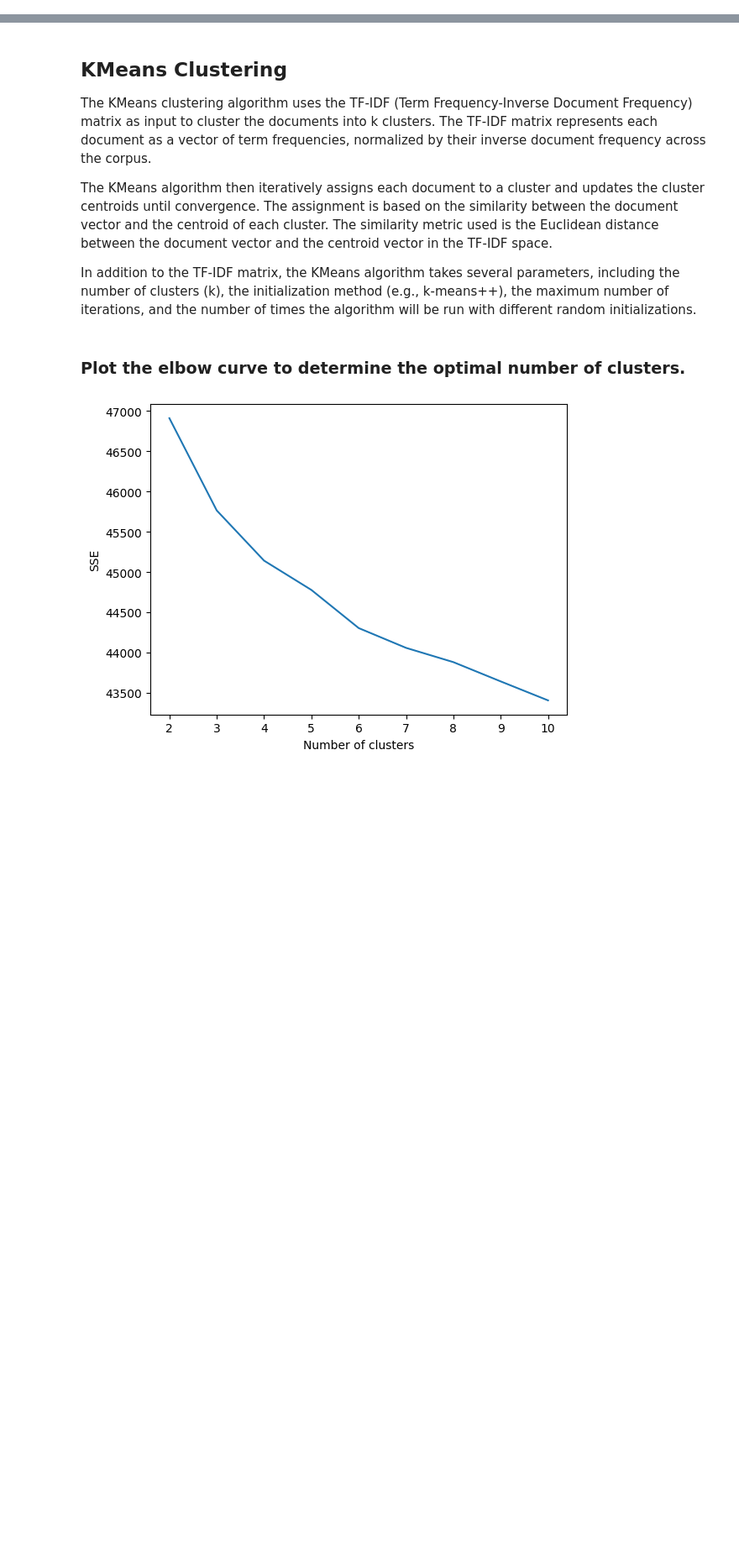
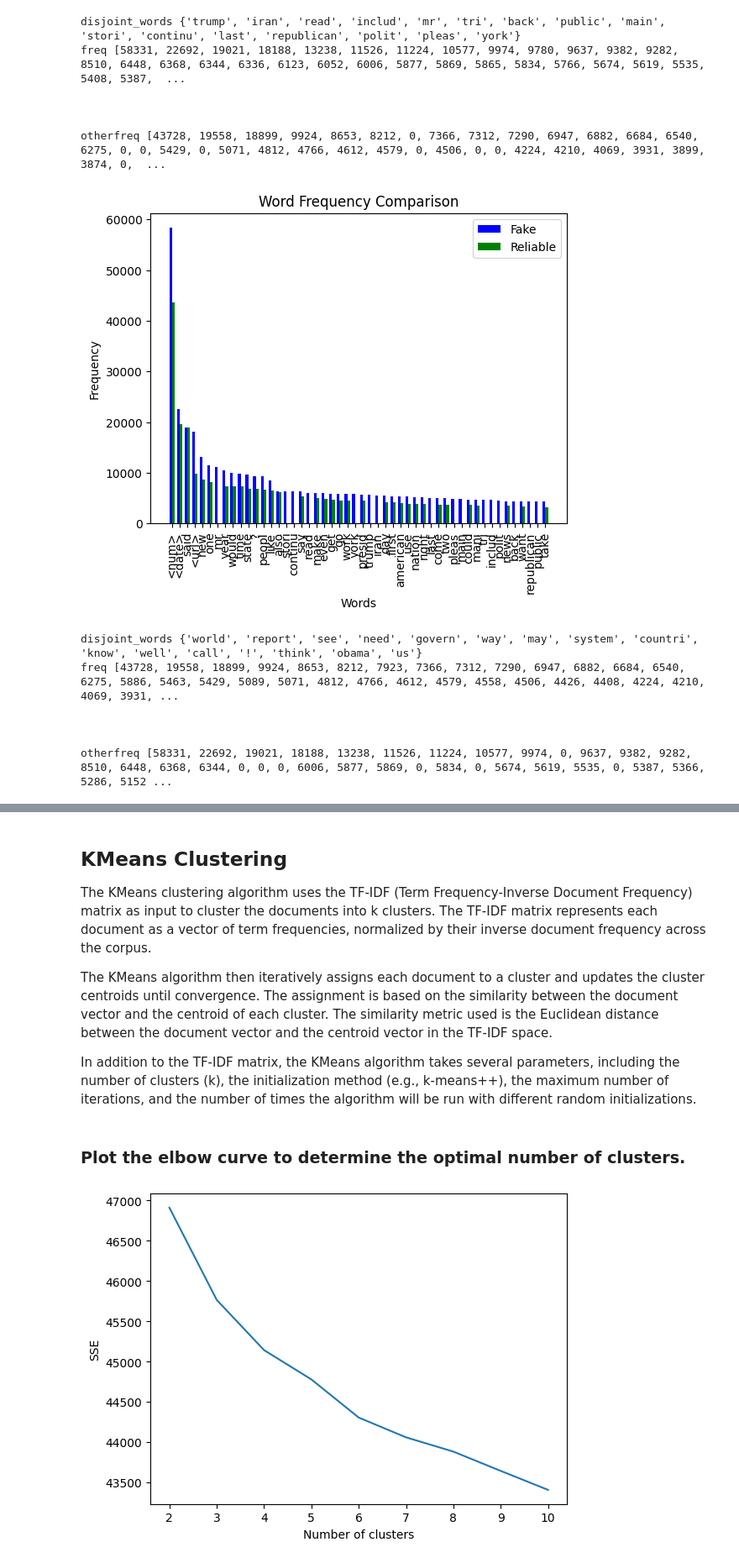
Before and after one commit to henrikdchristensen/DIKU-DS-Exam-FakeNewsDetection, a Jupyter notebook: src/stats.ipynb, the cells around one changed output, grey strips where cells are left out. Shown: that part at 84% size. Saved outputs shown, nothing was run; the diff lists cells and outputs as text; code cells hidden in the pictures; blank space fills up the shorter version.

```diff
--- a/src/stats.ipynb
+++ b/src/stats.ipynb
@@ -32,5 +65,19 @@ falsedata.apply(lambda x: wf.function_to_apply(x['content']), axis=1)
 # %%
 wf.plot_fake_real(wf2.sorted_frequency)
 wf2.plot_fake_real(wf.sorted_frequency)
 
-wf.plot()
+# wf.plot()
+# %% [output]
+disjoint_words {'trump', 'iran', 'read', 'includ', 'mr', 'tri', 'back', 'public', 'main', 'stori', 'continu', 'last', 'republican', 'polit', 'pleas', 'york'}
+freq [58331, 22692, 19021, 18188, 13238, 11526, 11224, 10577, 9974, 9780, 9637, 9382, 9282, 8510, 6448, 6368, 6344, 6336, 6123, 6052, 6006, 5877, 5869, 5865, 5834, 5766, 5674, 5619, 5535, 5408, 5387,  ...
+
+
+
+otherfreq [43728, 19558, 18899, 9924, 8653, 8212, 0, 7366, 7312, 7290, 6947, 6882, 6684, 6540, 6275, 0, 0, 5429, 0, 5071, 4812, 4766, 4612, 4579, 0, 4506, 0, 0, 4224, 4210, 4069, 3931, 3899, 3874, 0,  ...
+[figure, added]
+disjoint_words {'world', 'report', 'see', 'need', 'govern', 'way', 'may', 'system', 'countri', 'know', 'well', 'call', '!', 'think', 'obama', 'us'}
+freq [43728, 19558, 18899, 9924, 8653, 8212, 7923, 7366, 7312, 7290, 6947, 6882, 6684, 6540, 6275, 5886, 5463, 5429, 5089, 5071, 4812, 4766, 4612, 4579, 4558, 4506, 4426, 4408, 4224, 4210, 4069, 3931, ...
+
+
+
+otherfreq [58331, 22692, 19021, 18188, 13238, 11526, 11224, 10577, 9974, 0, 9637, 9382, 9282, 8510, 6448, 6368, 6344, 0, 0, 0, 6006, 5877, 5869, 0, 5834, 0, 5674, 5619, 5535, 0, 5387, 5366, 5286, 5152 ...
```
Also changed, not shown: parts of 13 cells of this notebook, 3 other files.
